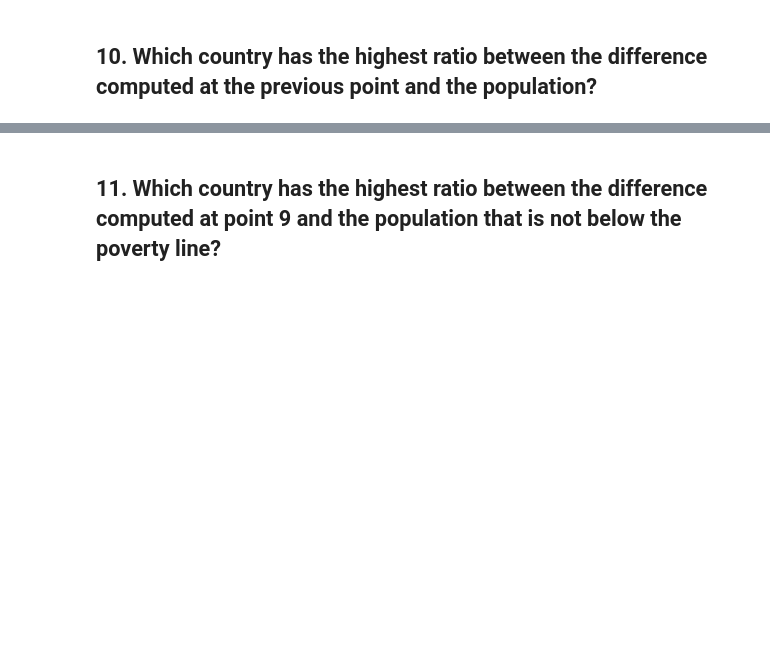
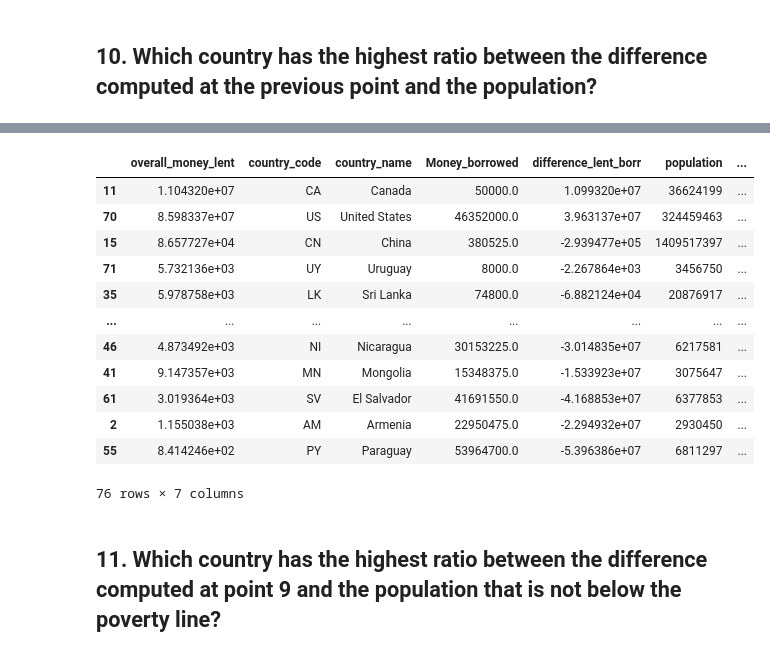
Before and after one commit to hechmik/foundations_of_cs, a Jupyter notebook: Project.ipynb, the cells around one changed output, grey strips where cells are left out. Drawn from its saved outputs; the diff is of its cells as text; code cells hidden in the pictures; blank space fills up the shorter version.

```diff
--- a/Project.ipynb
+++ b/Project.ipynb
@@ -996,3 +996,6 @@ lent_borrowed_by_country
 83 rows × 5 columns
 # %% [markdown]
 ## 10. Which country has the highest ratio between the difference computed at the previous point and the population?
+# %%
+country_stats = pd.read_csv("additional-kiva-snapshot/country_stats.csv")
+country_stats.head()
@@ -998,0 +1009,3 @@ lent_borrowed_by_country
+# %%
+country_pop = country_stats[['country_name', 'population']]
+country_pop.head()
@@ -998,0 +1019,3 @@ lent_borrowed_by_country
+# %%
+country_pop_money_stats = pd.merge(lent_borrowed_by_country, country_pop, left_on="country_name", right_on="country_name")
+country_pop_money_stats.head()
@@ -998,0 +1029,3 @@ lent_borrowed_by_country
+# %%
+country_pop_money_stats['ratio_diff_money_pop']= country_pop_money_stats['difference_lent_borr']/country_pop_money_stats['population']
+country_pop_money_stats.head()
@@ -999,2 +1039,18 @@ lent_borrowed_by_country
+# %%
+country_pop_money_stats.sort_values(by=['ratio_diff_money_pop'], ascending=False)
+# %% [output]
+|  | overall_money_lent | country_code | country_name | Money_borrowed | difference_lent_borr | population | ... |
+| 11 | 1.104320e+07 | CA | Canada | 50000.0 | 1.099320e+07 | 36624199 | ... |
+| 70 | 8.598337e+07 | US | United States | 46352000.0 | 3.963137e+07 | 324459463 | ... |
+| 15 | 8.657727e+04 | CN | China | 380525.0 | -2.939477e+05 | 1409517397 | ... |
+| 71 | 5.732136e+03 | UY | Uruguay | 8000.0 | -2.267864e+03 | 3456750 | ... |
+| 35 | 5.978758e+03 | LK | Sri Lanka | 74800.0 | -6.882124e+04 | 20876917 | ... |
+| ... | ... | ... | ... | ... | ... | ... | ... |
+| 46 | 4.873492e+03 | NI | Nicaragua | 30153225.0 | -3.014835e+07 | 6217581 | ... |
+| 41 | 9.147357e+03 | MN | Mongolia | 15348375.0 | -1.533923e+07 | 3075647 | ... |
+| 61 | 3.019364e+03 | SV | El Salvador | 41691550.0 | -4.168853e+07 | 6377853 | ... |
+| 2 | 1.155038e+03 | AM | Armenia | 22950475.0 | -2.294932e+07 | 2930450 | ... |
+| 55 | 8.414246e+02 | PY | Paraguay | 53964700.0 | -5.396386e+07 | 6811297 | ... |
+76 rows × 7 columns
 # %% [markdown]
 ## 11. Which country has the highest ratio between the difference computed at point 9 and the population that is not below the poverty line?
```
Also changed, not shown: parts of 19 cells of this notebook.
